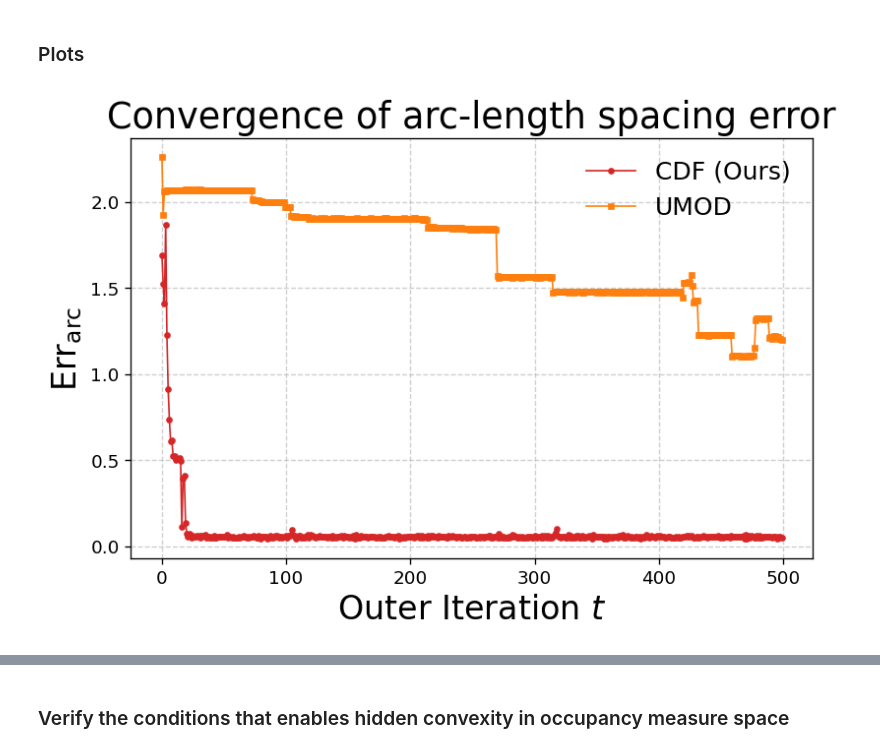
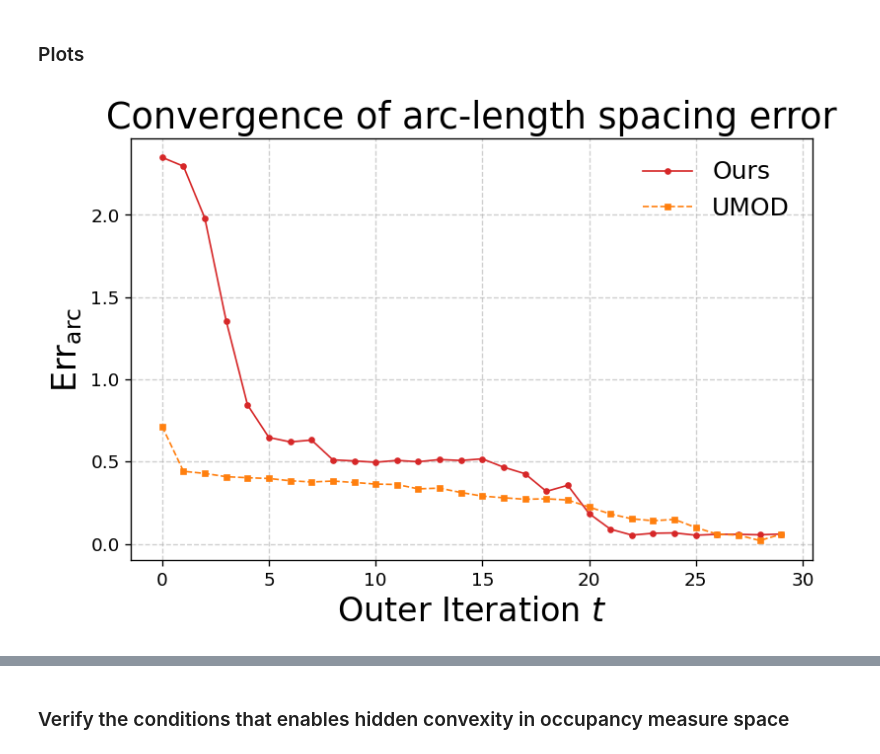
Before and after one commit to Liuyuan999/MOO_Uniform_PF, a Jupyter notebook: DST/Policy_update_DST_with_baseline.ipynb, the cells around one changed output, grey strips where cells are left out. Drawn from its saved outputs; the diff is of its cells as text; code cells hidden in the pictures.

```diff
--- a/DST/Policy_update_DST_with_baseline.ipynb
+++ b/DST/Policy_update_DST_with_baseline.ipynb
@@ -1589,7 +2562,7 @@ def maybe_reverse_pf(pf, ref_pf = out_cdf_dense["pf_history"][-1]):
 
     d_same = np.linalg.norm(pf[0] - ref_pf[0]) + np.linalg.norm(pf[-1] - ref_pf[-1])
     d_flip = np.linalg.norm(pf[0] - ref_pf[-1]) + np.linalg.norm(pf[-1] - ref_pf[0])
-    return pf if d_same <= d_flip else pf[::-1]
+    return pf if d_same <= d_flip else pf[:-1]
 
 
 def cdf_dense(pf, ref_pf = out_cdf_dense["pf_history"][-1]):
@@ -1856,0 +3049,23 @@ Adding value: [ 0.0211 -0.0098] to CCS.
+# %%
+out_umod = run_umod_policy_baseline_faithful(
+    N_points=N,
+    P=P,
+    R=R,
+    rho0=rho0,
+    gamma=gamma,
+    tau=tau,
+    pi_ref=pi_ref,
+    logits0=sol0["logits"],
+    logits1=sol1["logits"],
+    inner_maxiter=100,
+    inner_lr=0.05,
+    max_outer_iters=30,
+    pf_model_epochs=200,
+    Nopt=200,
+    theta_step=1e-2,
+    theta_eps=1e-3,   # try 5e-3 if endpoint duplicates remain
+    device=DEVICE,
+    verbose=True,
+)
+
+pf_umod = out_umod["pf"]
@@ -1857,17 +3146,9 @@ Adding value: [ 0.0211 -0.0098] to CCS.
 # %% [markdown]
 ### Plots
 # %%
-# METHOD_COLORS = {
-#     "CDF": "black",
-#     "Equi. Weights": "#ff7f0e",   # matplotlib default orange
-#     "Random": "#2ca02c",    # green
-#     "OLS": "#d62728"        # red
-# }
-
 METHOD_COLORS = {
-    "CDF": "#d62728",
-    "CDF (Ours)": "#d62728",
-    "Equi. Weights": "#1f77b4",   # soft blue
+    "Ours": "#d62728",
+    r"Uniform-$w$": "#1f77b4",   # soft blue
     "Random":  "#8c564b",    # soft green
     "OLS": "#2ca02c",        # soft orange
     "Soup": "#9467bd",        # soft orange
@@ -2058,8 +3340,8 @@ def plot_error_convergence_compare(
         markersize = 3,
         linewidth=1,
         # linestyle="-",
-        color = METHOD_COLORS["CDF"],
-        label="CDF (Ours)",
+        color = METHOD_COLORS["Ours"],
+        label="Ours",
     )
     plt.plot(
         np.arange(len(umod_errors)),
@@ -2067,7 +3349,7 @@ def plot_error_convergence_compare(
         marker="s",
         markersize = 3,
         linewidth=1,
-        # linestyle="--",
+        linestyle="--",
         color = METHOD_COLORS["UMOD"],
         label="UMOD",
     )
@@ -2089,14 +3371,14 @@ def plot_error_convergence_compare(
 # %%
 cdf_err, umod_err = plot_error_convergence_compare(
     out_cdf=out_cdf,
     out_umod=out_umod,
-    umod_key="pf",          # or "pf_reg_reward"
+    umod_key="pf_reg_reward",          # or "pf_reg_reward"
     if_ref=False,
     logy=False,
     save_path=FIG_PATH + "Err_convergence_compare.pdf",
     title="Convergence of arc-length spacing error",
 )
 # %% [output]
-[figure, old version]
+[figure, new version]
 # %%
 configs = [
```
Also changed, not shown: parts of 30 cells of this notebook.
